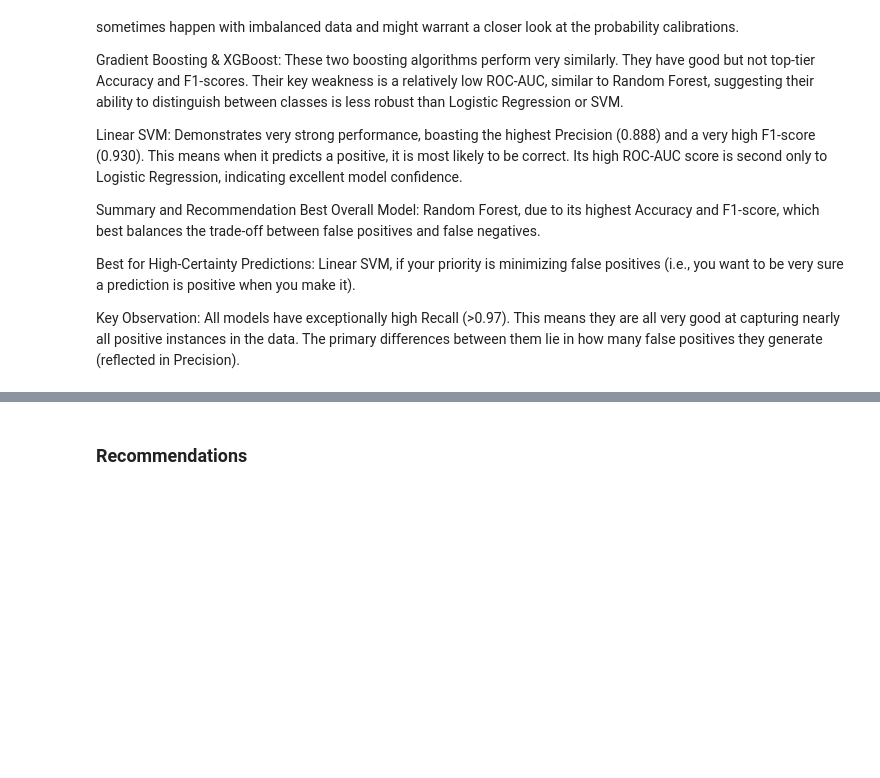
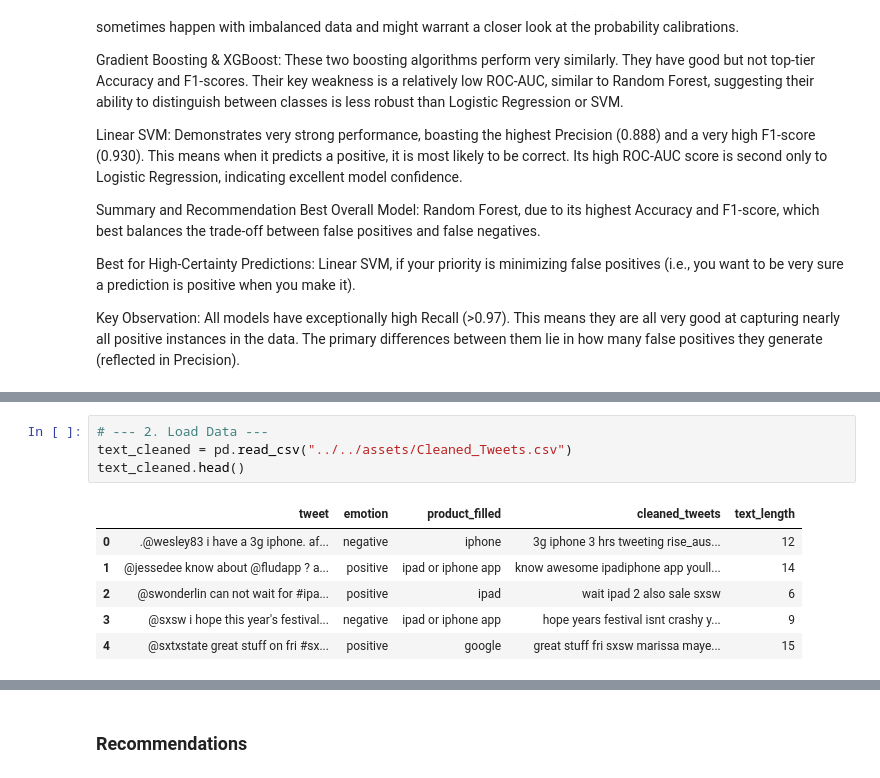
Before and after one commit to WamuyuGitz/Twitter-sentiment-analysis-of-apple-and-Google-products, a Jupyter notebook: notebooks/exploratory/data_understanding.ipynb, the cells around one changed output, grey strips where cells are left out. Saved outputs shown, nothing was run; the diff lists cells and outputs as text; blank space fills up the shorter version.

```diff
--- a/notebooks/exploratory/data_understanding.ipynb
+++ b/notebooks/exploratory/data_understanding.ipynb
@@ -1307,0 +1333,11 @@ Key Observation: All models have exceptionally high Recall (>0.97). This means t
+# %%
+# --- 2. Load Data ---
+text_cleaned = pd.read_csv("../../assets/Cleaned_Tweets.csv")
+text_cleaned.head()
+# %% [output]
+|  | tweet | emotion | product_filled | cleaned_tweets | text_length |
+| 0 | .@wesley83 i have a 3g iphone. af... | negative | iphone | 3g iphone 3 hrs tweeting rise_aus... | 12 |
+| 1 | @jessedee know about @fludapp ? a... | positive | ipad or iphone app | know awesome ipadiphone app youll... | 14 |
+| 2 | @swonderlin can not wait for #ipa... | positive | ipad | wait ipad 2 also sale sxsw | 6 |
+| 3 | @sxsw i hope this year's festival... | negative | ipad or iphone app | hope years festival isnt crashy y... | 9 |
+| 4 | @sxtxstate great stuff on fri #sx... | positive | google | great stuff fri sxsw marissa maye... | 15 |
```
Also changed, not shown: parts of 49 cells of this notebook.
